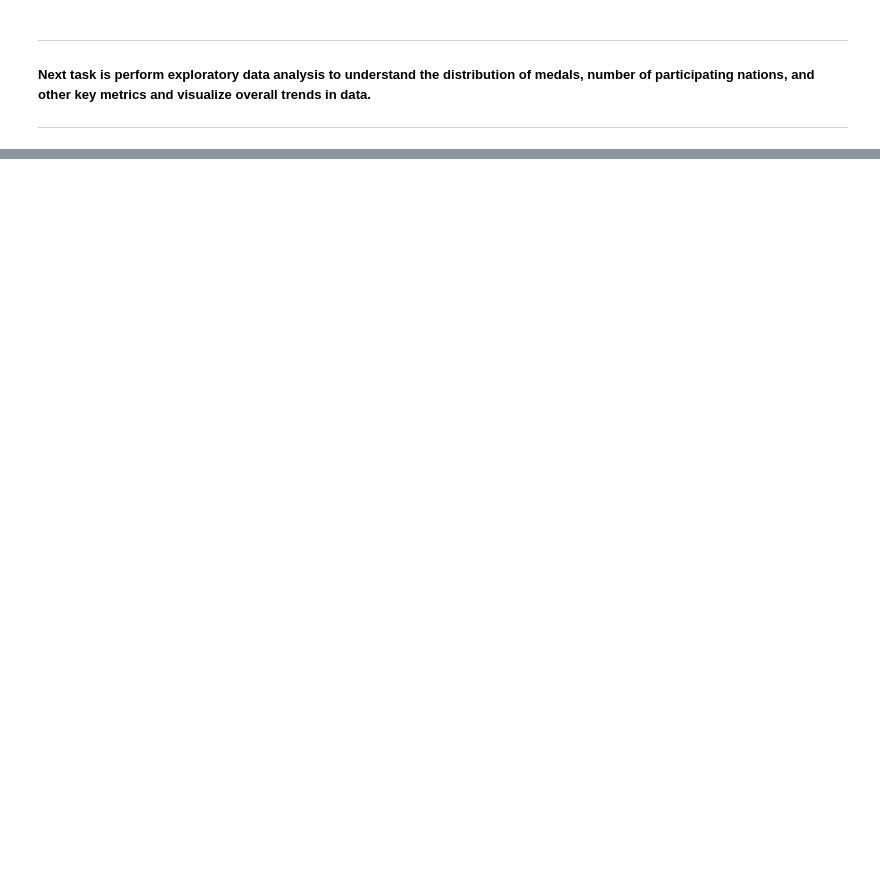
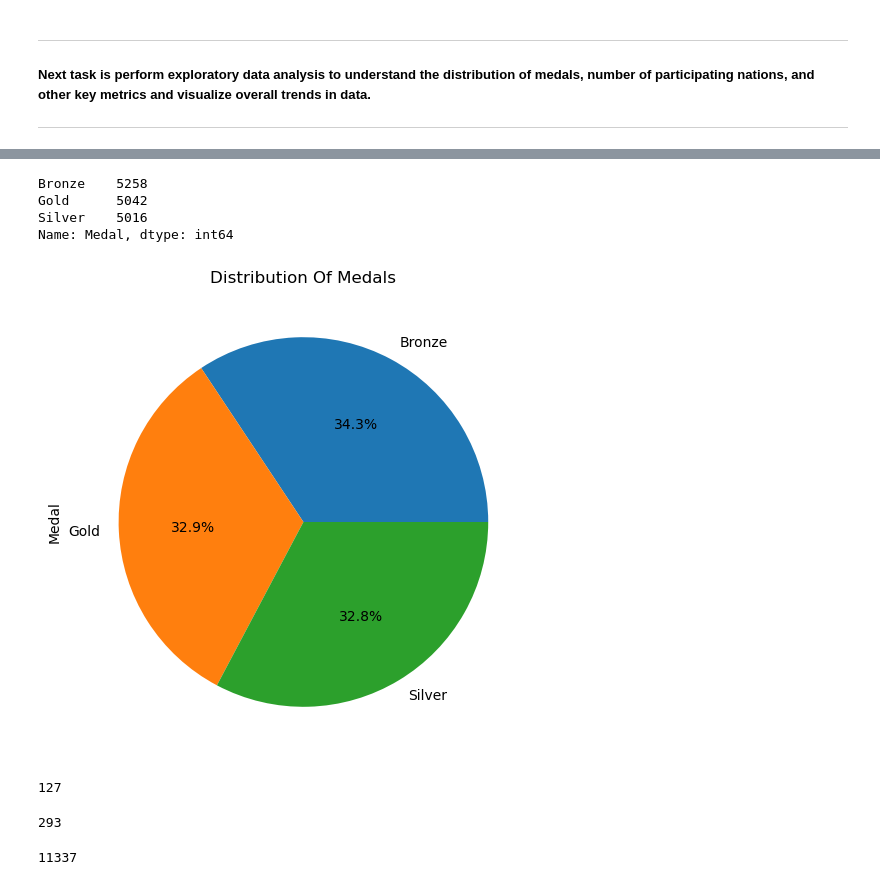
Before and after one commit to amannraawat/hva-hackathon-historical-analysis, a Jupyter notebook: olympic_analysis_notebook.ipynb, the cells around one changed output, grey strips where cells are left out. Saved outputs shown, nothing was run; the diff lists cells and outputs as text; code cells hidden in the pictures; blank space fills up the shorter version.

Commit message:
plotted many plots in project and made changes in previous analysis

```diff
--- a/olympic_analysis_notebook.ipynb
+++ b/olympic_analysis_notebook.ipynb
@@ -137,6 +153,7 @@ clean_data1.duplicated()
 Length: 15316, dtype: bool
 # %%
 # converting year column from an object format to datetime format which is useful for timebased operations and analysis.
-clean_data1['Year'] = pd.to_datetime(clean_data1['Year'], format='%Y')
-clean_data1.dtypes
+copy_olympic_data = clean_data1.copy()
+copy_olympic_data.loc[:, 'Year'] = pd.to_datetime(clean_data1['Year'], format='%Y')
+copy_olympic_data.dtypes
 # %% [output]
@@ -160,5 +172,5 @@ dtype: object
 # %%
 # converted Medal column to category type
-clean_data1['Medal'] = pd.Categorical(clean_data1['Medal'], categories=["Gold", "Silver", "Bronze"], ordered=True)
-clean_data1.dtypes
+copy_olympic_data['Medal'] = pd.Categorical(copy_olympic_data['Medal'], categories=["Gold", "Silver", "Bronze"], ordered=True)
+copy_olympic_data.dtypes
 # %% [output]
@@ -423,0 +209,36 @@ dtype: int64
+# %%
+# Total number of distribution of medals.
+distribution_of_medals = copy_olympic_data['Medal'].value_counts()
+distribution_of_medals
+# %% [output]
+Bronze    5258
+Gold      5042
+Silver    5016
+Name: Medal, dtype: int64
+# %%
+# Distribution of medals using a pie chart
+plt.figure(figsize=(10,6))
+distribution_of_medals.plot(kind='pie', autopct='%1.1f%%')
+plt.title('Distribution Of Medals')
+# plt.xlabel('Medal')
+plt.show()
+# %% [output]
+[figure, added]
+# %%
+# Number of participating nations.
+total_participating_countries = copy_olympic_data['Country'].nunique()
+total_participating_countries
+# %% [output]
+127
+# %%
+# Number of unique events in olympics.
+total_events = copy_olympic_data['Event'].nunique()
+total_events
+# %% [output]
+293
+# %%
+# Number of Unique athletes.
+total_athletes = copy_olympic_data['Athlete'].nunique()
+total_athletes
+# %% [output]
+11337
```
Also changed, not shown: parts of 48 cells of this notebook.
